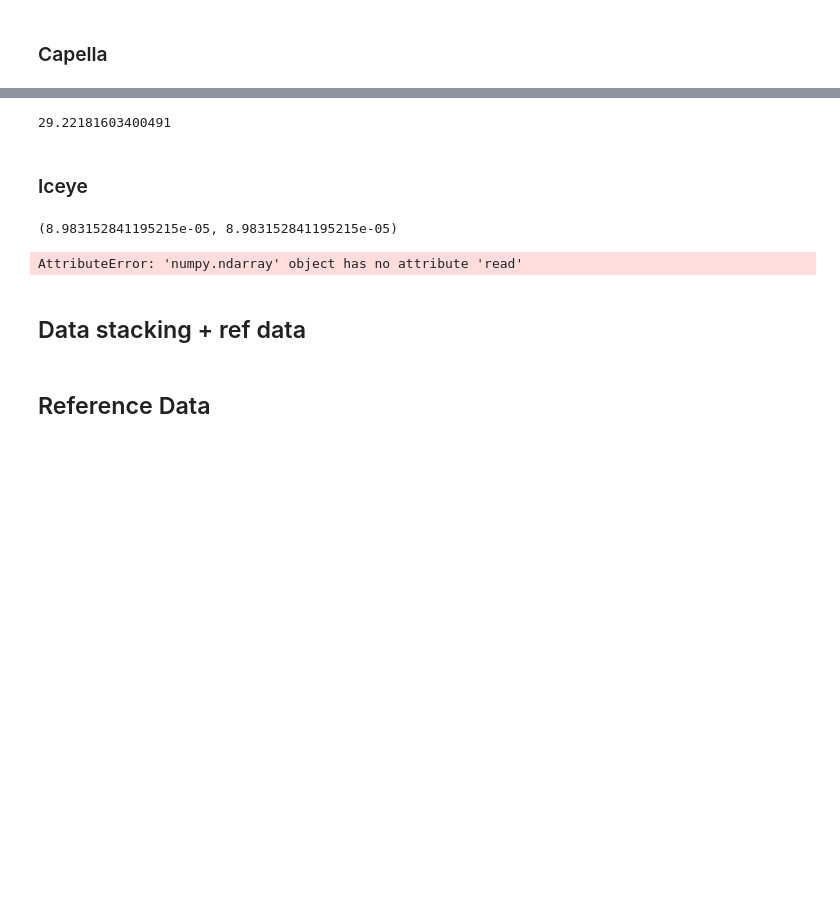
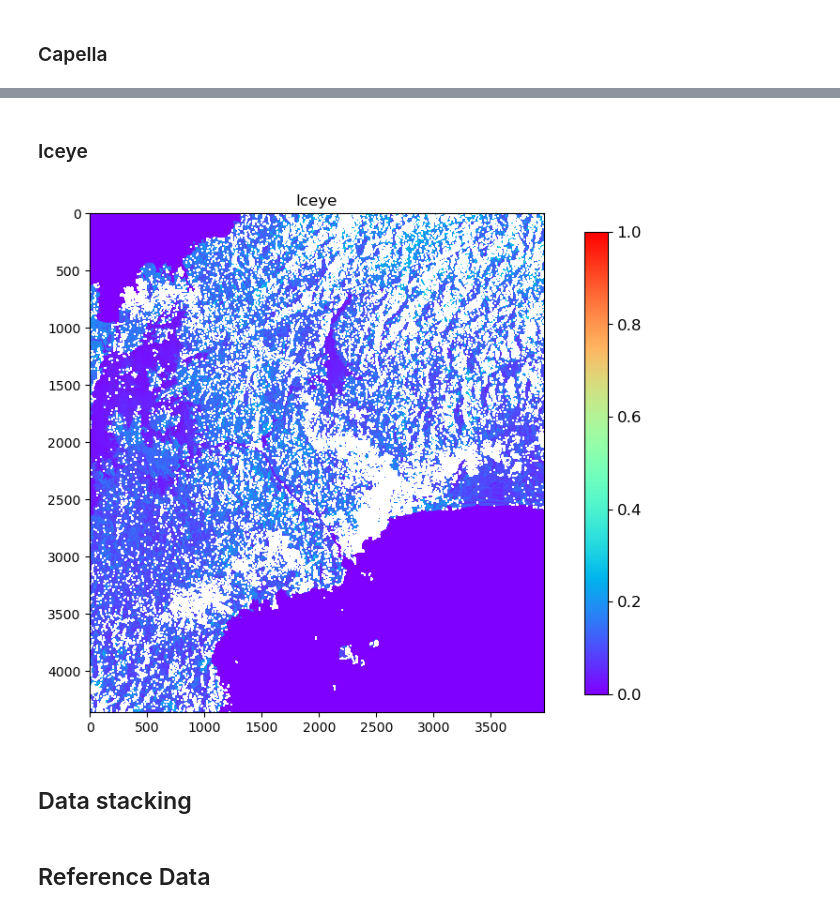
Before and after one commit to annalisefishell/MasterThesis, a Jupyter notebook: main.ipynb, the cells around one changed output, grey strips where cells are left out. Saved outputs shown, nothing was run; the diff lists cells and outputs as text; code cells hidden in the pictures; blank space fills up the shorter version.

```diff
--- a/main.ipynb
+++ b/main.ipynb
@@ -255,63 +244,25 @@ array([[0, 0, 0, ..., 0, 0, 0],
 # %%
-capella.mean()
+# capella.mean()
-# %% [output]
-29.22181603400491
 # %% [markdown]
 ### Iceye
-# %%
-from rasterio.enums import Resampling
-def clip_raster(file_path, geometry):
-    with rasterio.open(file_path) as src:
-        # Clip the raster with geometry
-        out_image, out_transform = mask(src, geometry, crop=True)
-        out_meta = src.meta.copy()
-
-        # Calculate new transform and shape based on the desired resolution
-        width = int((out_image.shape[2] * src.res[0]) / WANTED_RES)
-        height = int((out_image.shape[1] * src.res[1]) / WANTED_RES)
-        new_transform = out_transform * out_transform.scale(
-            (out_image.shape[2] / width),
-            (out_image.shape[1] / height)
-        )
-
-        # Prepare output array and metadata
-        new_data = np.empty(shape=(src.count, height, width), dtype=src.dtypes[0])
-        new_meta = out_meta.copy()
-        new_meta.update({
-            "height": height,
-            "width": width,
-            "transform": new_transform
-        })
-
-        # Resample the raster
-        for i in range(1, src.count + 1):
-            reproject(
-                source=out_image[i - 1],
-                destination=new_data[i - 1],
-                src_transform=out_transform,
-                src_crs=src.crs,
-                dst_transform=new_transform,
-                dst_crs=src.crs,
-                resampling=Resampling.bilinear
-            )
-
-    return out_image, new_meta
-
-iceye_image, iceye_profile = clip_raster(iceye_path, aoi.geometry)
-iceye_profile
-# %% [output]
-(8.983152841195215e-05, 8.983152841195215e-05)
-AttributeError: 'numpy.ndarray' object has no attribute 'read'
 # %%
-iceye_image, iceye_profile = clip_raster(iceye_path, aoi.geometry)
+if FIRST_LOCATION_RUN:
+    reproject_and_clip_raster(iceye_path_no_process, aoi.geometry, iceye_path_process)
+else:
+    iceye_image, iceye_profile = open_tif_file(iceye_path_process)
 
-vmin, vmax = np.percentile(iceye_image[0], [0, 99])
-iceye_no_outliers = np.where(iceye_image[0] <= vmax, iceye_image[0], np.nan)
+    vmin, vmax = np.percentile(iceye_image[0], [0, 99])
+    iceye_no_outliers = np.where(iceye_image[0] <= vmax, iceye_image[0], np.nan)
+    iceye_no_outliers = min_max_normalize(iceye_no_outliers)
 
-plt.imshow(iceye_no_outliers, cmap='gray')
-plt.colorbar()
-plt.title("Iceye with Clipped Percentiles")
-plt.show()
+    fig = plt.figure(figsize=(8, 8))
+    im = plt.imshow(iceye_no_outliers, cmap='rainbow')
+    cbar = plt.colorbar(im, shrink=0.8, pad=0.07)
+    cbar.ax.tick_params(labelsize=12)
+    plt.title('Iceye')
+    plt.show()
+# %% [output]
+[figure, added]
 # %% [markdown]
-## Data stacking + ref data
+## Data stacking
 # %%
```
Also changed, not shown: parts of 22 cells of this notebook.
